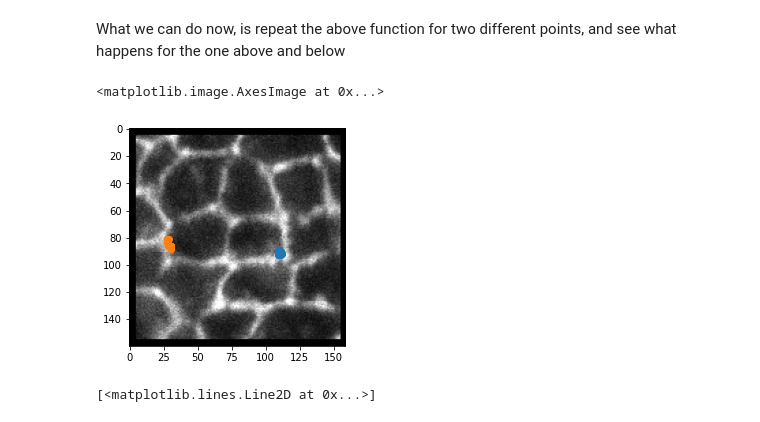
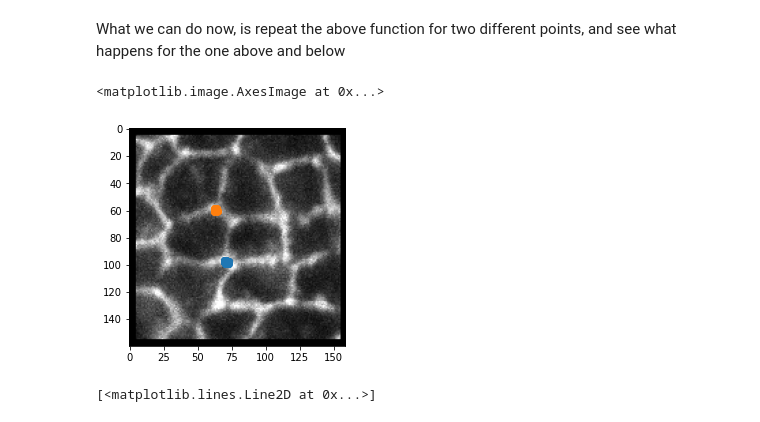
Before and after one commit to BiratalWagle/CellTensionFinal, a Jupyter notebook: Cellpose_Displacement_OneImage.ipynb, the cells around one changed output. Cells and saved outputs as stored; diff of their text form; code cells hidden in the pictures.

```diff
--- a/Cellpose_Displacement_OneImage.ipynb
+++ b/Cellpose_Displacement_OneImage.ipynb
@@ -130,25 +125,7 @@ for q in range(len(roi_name)):
         vert = findVertex(masks, j, i) # This finds if a particular point is a vertex or not
         if vert:
             vertexes.append(vert)
-    # Group similar vertexes
-    masterList = []
-    count = 0
-    tempVertex = []
-    mainVertexList.append(vertexes)
-
-    for i in range(len(vertexes)):
-        masterListTemp = []
-        if i not in masterList:
-            masterListTemp.append(i)
-            commonVertexes = []
-            # distval = 1:
-            # while distval < 50 or len(tempVertex) == 11:
-            for j in range(len(vertexes)):
-                if i != j and j not in masterList:
-                    if dist(vertexes[i], vertexes[j]) < 5:
-                        tempVertex.append(j)
-                        masterList.append(j)
-        count += 1
+    mainVertexList.append(vertexes) # a list of the vertexes
 # %%
 import pandas as pd
 import matplotlib.pyplot as plt
@@ -178,22 +155,22 @@ for i in range(len(mainVertexList)):
 # %%
 # # I need to relabel the clusters so that it looks nice enough hahahaha
 allx = pd.concat(x)
 # plt.scatter(allx[1], allx[0])
 C = list(zip(allx[1], allx[0]))
 clusts = kmeans.fit_predict(C)
 
 allx["clusterNum"] = clusts
 
-clus1 = allx.loc[allx["clusterNum"] == 4] # select the cluster you want to look at
-clus2 = allx.loc[allx["clusterNum"] == 5] # select the cluster you want to look at
+clus1 = allx.loc[allx["clusterNum"] == 3] # select the cluster you want to look at
+clus2 = allx.loc[allx["clusterNum"] == 6] # select the cluster you want to look at
 f, ax = plt.subplots()
 ax.scatter(clus1[1], clus1[0])
 ax.scatter(clus2[1], clus2[0])
 df = pd.DataFrame(X)
 plt.imshow(Image.open(files[0]))
 # %% [output]
 <matplotlib.image.AxesImage at 0x...>
-[figure, old version]
+[figure, new version]
 # %%
 displacement = []
 X1, X2, Y1, Y2 = ([] for i in range(4))
```
Also changed, not shown: parts of 19 cells of this notebook.
